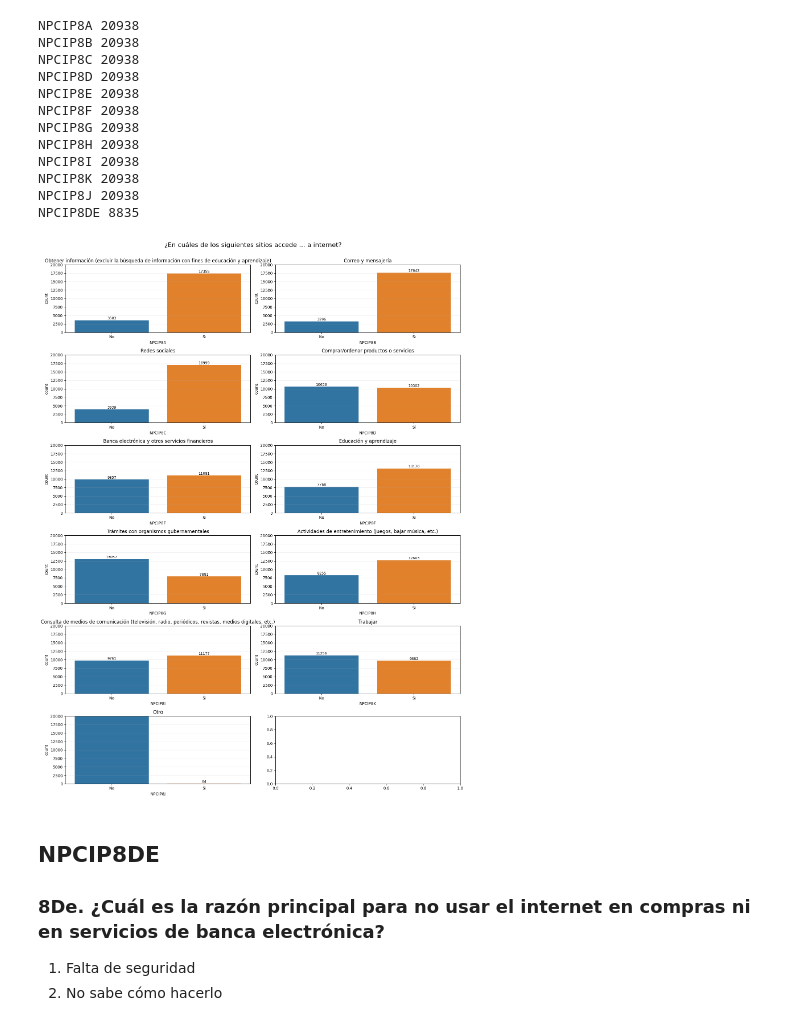
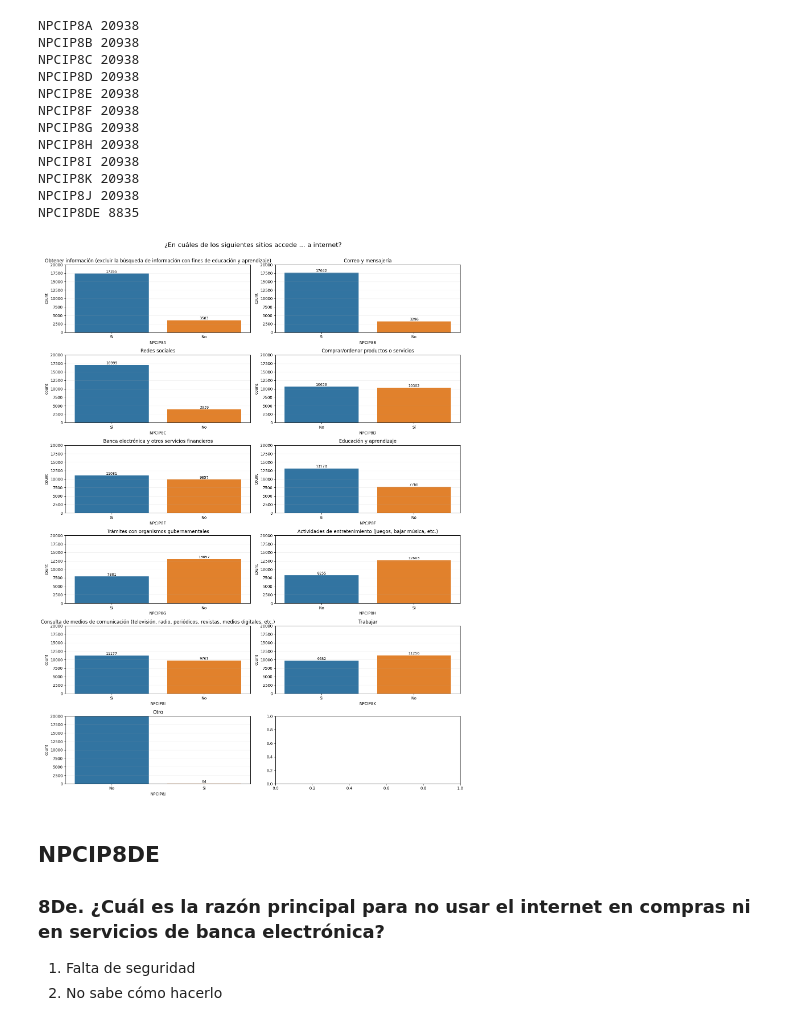
Before and after one commit to pinnzonandres/Encuesta-Multiproposito-Suba, a Jupyter notebook: Jupyter Scripts/8 - Parte EDA & Limpieza - Sección NPCIP.ipynb, the cells around one changed output. Cells and saved outputs as stored; diff of their text form; code cells hidden in the pictures.

```diff
--- a/Jupyter Scripts/8 - Parte EDA & Limpieza - Sección NPCIP.ipynb
+++ b/Jupyter Scripts/8 - Parte EDA & Limpieza - Sección NPCIP.ipynb
@@ -329,7 +360,7 @@ for ax,cols,names in zip(axli,disc,list_disc):
     sns.countplot(x = cols, data = data, ax = ax)
     ax.grid(alpha = 0.2, axis = 'y')
     ax.set_title(f'{names}')
-    ax.set_xticks([0,1],['No','Si'])
+    #ax.set_xticks([0,1],['No','Si'])
     ax.set_ylim(0,22000)
     ax.margins(y=0.1) # make room for the labels
     for bars in ax.containers:
@@ -373,6 +404,9 @@ NPCIP7H 20938
 # %%
 for i in disc:
     data = data.replace({i:2},0)
+# %%
+for i in disc:
+    data[i] = data[i].replace([0,1],["No","Si"])
 # %%
 list_disc = ['En la vivienda que habita',
 'En el trabajo',
@@ -391,7 +425,7 @@ for ax,cols,names in zip(axli,disc,list_disc):
     sns.countplot(x = cols, data = data, ax = ax)
     ax.grid(alpha = 0.2, axis = 'y')
     ax.set_title(f'{names}')
-    ax.set_xticks([0,1],['No','Si'])
+    #ax.set_xticks([0,1],['No','Si'])
     ax.set_ylim(0,22000)
     ax.margins(y=0.1) # make room for the labels
     for bars in ax.containers:
@@ -443,6 +477,9 @@ NPCIP8DE 8835
 # %%
 for i in disc:
     data = data.replace({i:2},0)
+# %%
+for i in disc:
+    data[i] = data[i].replace([0,1],["No","Si"])
 # %%
 list_disc = ['Obtener información (excluir la búsqueda de información con fines de educación y aprendizaje)',
 'Correo y mensajería',
@@ -458,22 +495,22 @@ list_disc = ['Obtener información (excluir la búsqueda de información con fin
 # %%
 fig, axes = plt.subplots(6,2, figsize = (15,20), squeeze=False)
 axli = axes.flatten()
 fig.subplots_adjust(top=0.9)
 fig.suptitle('¿En cuáles de los siguientes sitios accede … a internet? ', fontsize= 16)
 for ax,cols,names in zip(axli,disc,list_disc):
     sns.countplot(x = cols, data = data, ax = ax)
     ax.grid(alpha = 0.2, axis = 'y')
     ax.set_title(f'{names}')
-    ax.set_xticks([0,1],['No','Si'])
+    #ax.set_xticks([0,1],['No','Si'])
     ax.set_ylim(0,20000)
     ax.margins(y=0.1) # make room for the labels
     for bars in ax.containers:
         ax.bar_label(bars, fmt='%.0f', fontsize=9)
 plt.tight_layout()
 plt.subplots_adjust(top=0.94)
 plt.show()
 # %% [output]
-[figure, old version]
+[figure, new version]
 # %% [markdown]
 ## NPCIP8DE
 ### 8De. ¿Cuál es la razón principal para no usar el internet en compras ni en servicios de banca electrónica?
```
Also changed, not shown: parts of 26 cells of this notebook, 1 other file.
